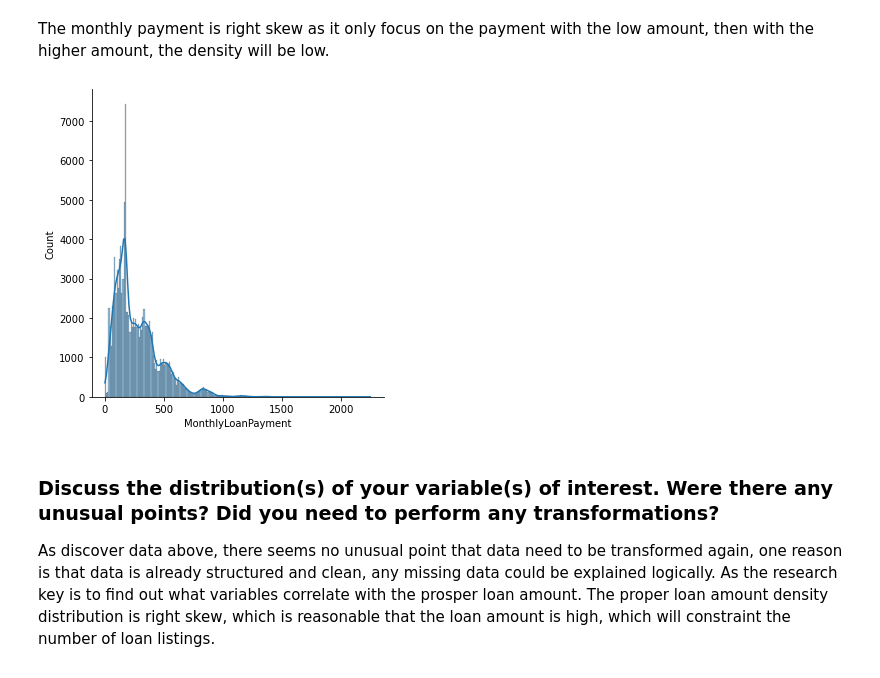
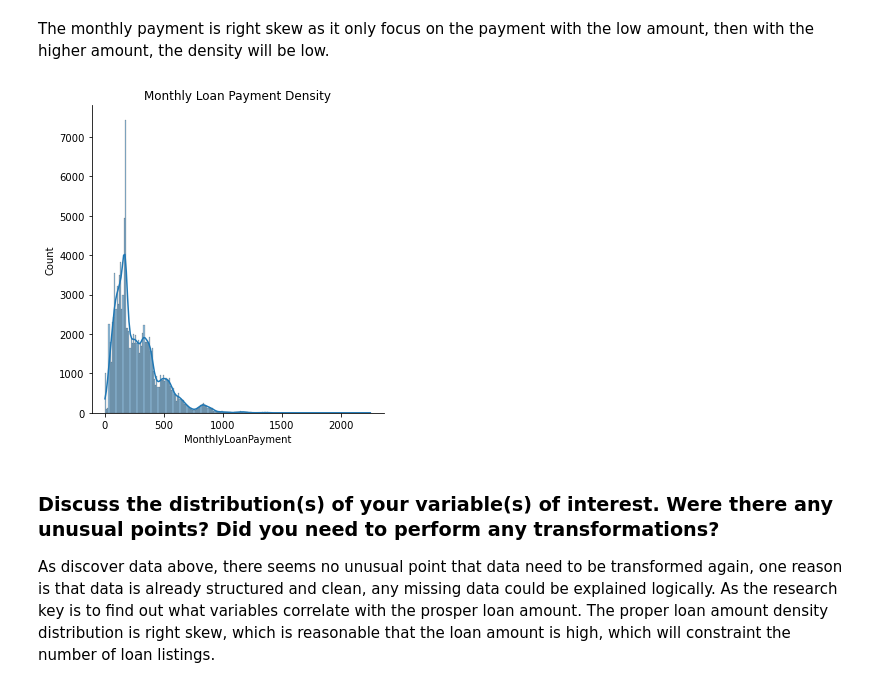
Before and after one commit to minhtutruong712/Loan-Prosper_Data-Visualization, a Jupyter notebook: Part_I_exploration_template.ipynb, the cells around one changed output. Saved outputs shown, nothing was run; the diff lists cells and outputs as text; code cells hidden in the pictures.

Commit message:
edit the title

```diff
--- a/Part_I_exploration_template.ipynb
+++ b/Part_I_exploration_template.ipynb
@@ -176,8 +176,9 @@ The monthly payment is right skew as it only focus on the payment with the low a
 # %%
 #Monthly Loan Payment Density
 sb.displot(data['MonthlyLoanPayment'], kde=True);
+plt.title('Monthly Loan Payment Density');
 # %% [output]
-[figure, old version]
+[figure, new version]
 # %% [markdown]
 ### Discuss the distribution(s) of your variable(s) of interest. Were there any unusual points? Did you need to perform any transformations?
 
```
Also changed, not shown: parts of 12 cells of this notebook.
